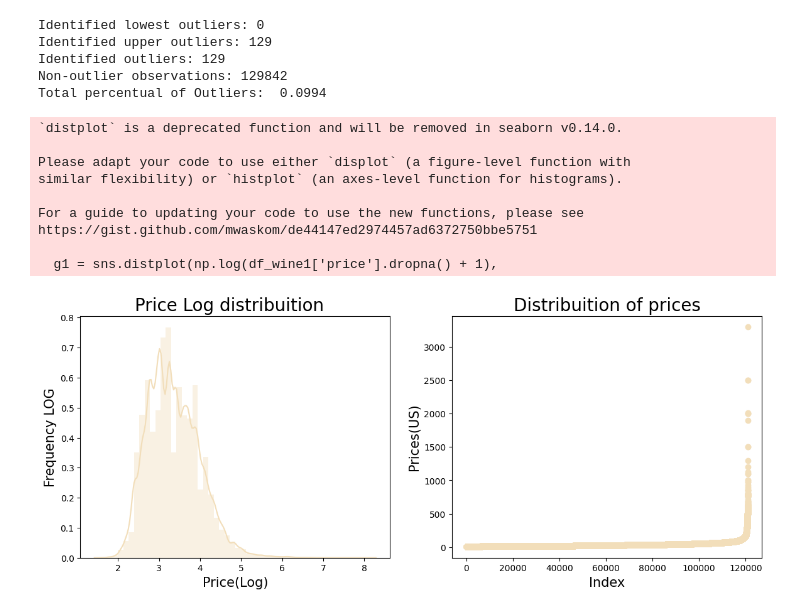
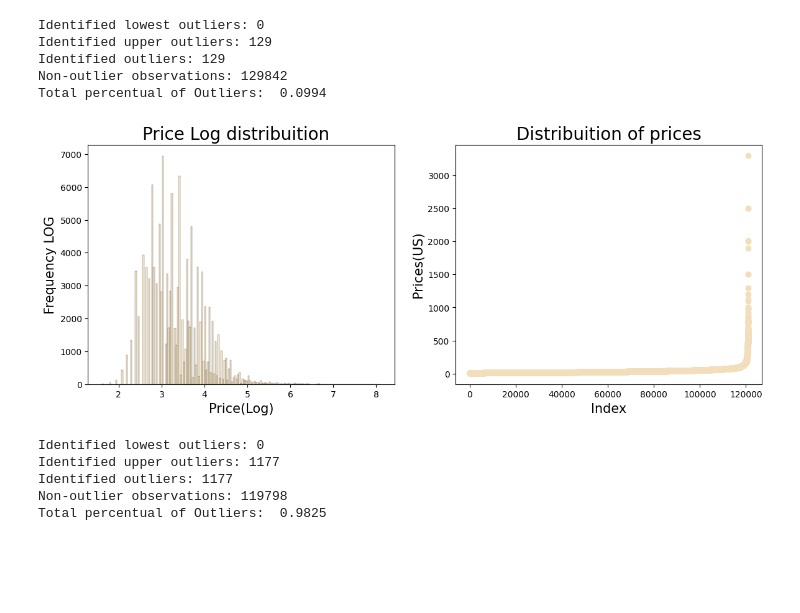
Before and after one commit to dilara444/TechLabsDUS_WineNot, a Jupyter notebook: notebooks/Dilara_17.03.ipynb, the cells around one changed output. Drawn from its saved outputs; the diff is of its cells as text; code cells hidden in the pictures; blank space fills up the shorter version.

```diff
--- a/notebooks/Dilara_17.03.ipynb
+++ b/notebooks/Dilara_17.03.ipynb
@@ -271,32 +279,23 @@ Total percentual of Outliers:  0.0994
 # %%
 plt.figure(figsize=(14,5))
 
 g1 = plt.subplot(121)
-g1 = sns.displot(np.log(df_wine1['price'].dropna() + 1),
+g1 = sns.histplot(np.log(df_wine1['price'].dropna() + 1),
                   color='#F2DEBA')
 #Logarithmic scales are useful when the data you are displaying is much less or much more than the rest of the data
 #or when the percentage differences between values are important. You can specify whether to use a logarithmic scale, if the values in the chart cover a very large range
 g1.set_title("Price Log distribuition  ", fontsize=20)
 g1.set_xlabel("Price(Log)", fontsize=15)
 g1.set_ylabel("Frequency LOG", fontsize=15)
 
 plt.subplot(122)
 plt.scatter(range(df_wine1.shape[0]), np.sort(df_wine1.price.values),
             color='#F2DEBA')
 plt.xlabel('Index', fontsize=15)
 plt.ylabel('Prices(US)', fontsize=15)
 plt.title("Distribuition of prices", fontsize=20)
 
 
 plt.show()
 # %% [output]
-`distplot` is a deprecated function and will be removed in seaborn v0.14.0.
-
-Please adapt your code to use either `displot` (a figure-level function with
-similar flexibility) or `histplot` (an axes-level function for histograms).
-
-For a guide to updating your code to use the new functions, please see
-https://gist.github.com/mwaskom/de44147ed2974457ad6372750bbe5751
-
-  g1 = sns.distplot(np.log(df_wine1['price'].dropna() + 1),
-[figure, old version]
+[figure, new version]
@@ -321,0 +302,8 @@ plt.show()
+# %%
+CalcOutliers(df_wine1['price'])
+# %% [output]
+Identified lowest outliers: 0
+Identified upper outliers: 1177
+Identified outliers: 1177
+Non-outlier observations: 119798
+Total percentual of Outliers:  0.9825
```
Also changed, not shown: parts of 7 cells of this notebook.
